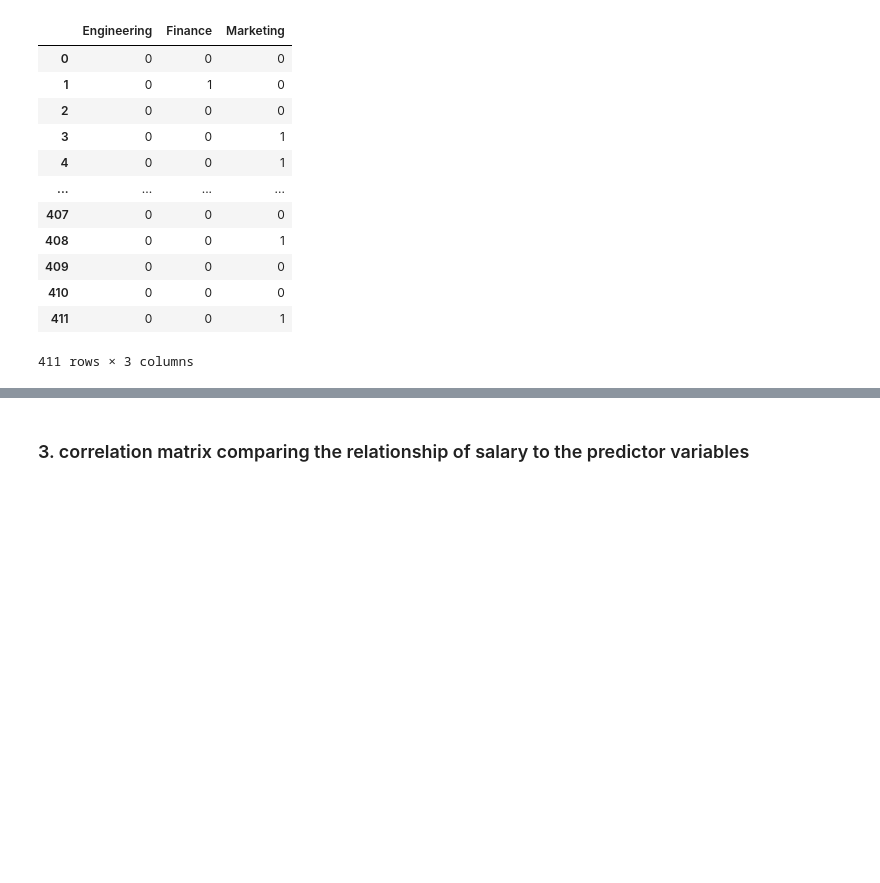
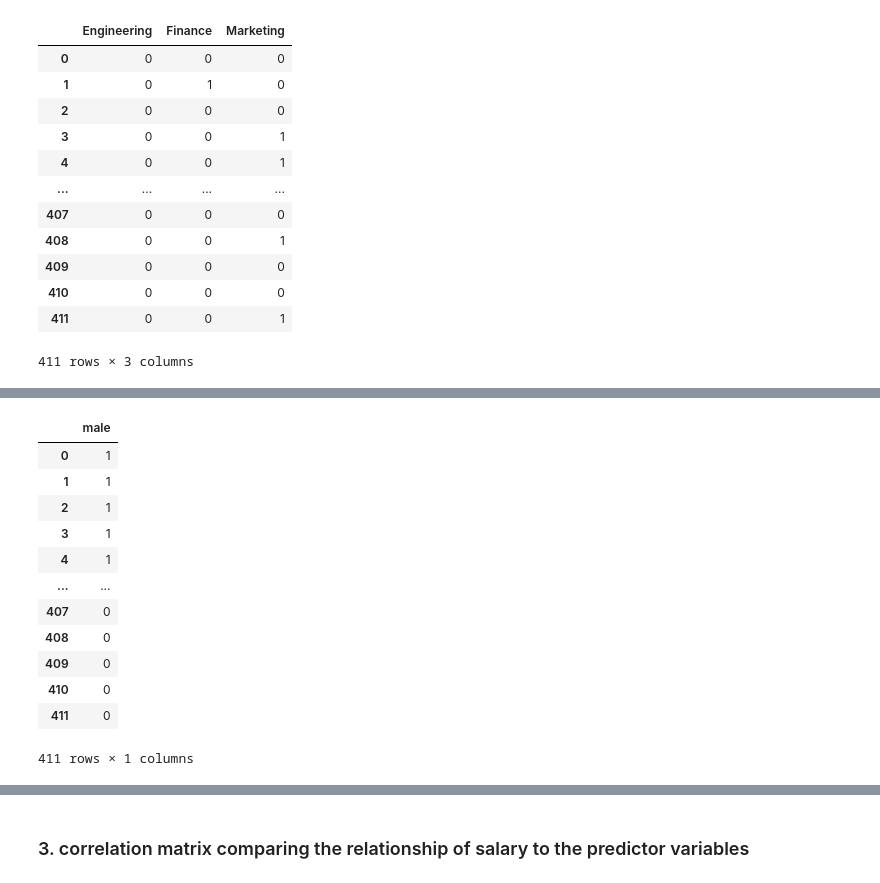
Before and after one commit to tshepojrampai/multivariate_linear_regression, a Jupyter notebook: multivariate_linear_regression.ipynb, the cells around one changed output, grey strips where cells are left out. Drawn from its saved outputs; the diff is of its cells as text; code cells hidden in the pictures; blank space fills up the shorter version.

```diff
--- a/multivariate_linear_regression.ipynb
+++ b/multivariate_linear_regression.ipynb
@@ -221,2 +238,19 @@ df_dummies
+# %%
+df_dummies2 =pd.get_dummies(df_train.gender).loc[:,['male']]
+df_dummies2
+# %% [output]
+|  | male |
+| 0 | 1 |
+| 1 | 1 |
+| 2 | 1 |
+| 3 | 1 |
+| 4 | 1 |
+| ... | ... |
+| 407 | 0 |
+| 408 | 0 |
+| 409 | 0 |
+| 410 | 0 |
+| 411 | 0 |
+411 rows × 1 columns
 # %%
 df_train = df_train.join(df_dummies)
```
Also changed, not shown: parts of 9 cells of this notebook.
